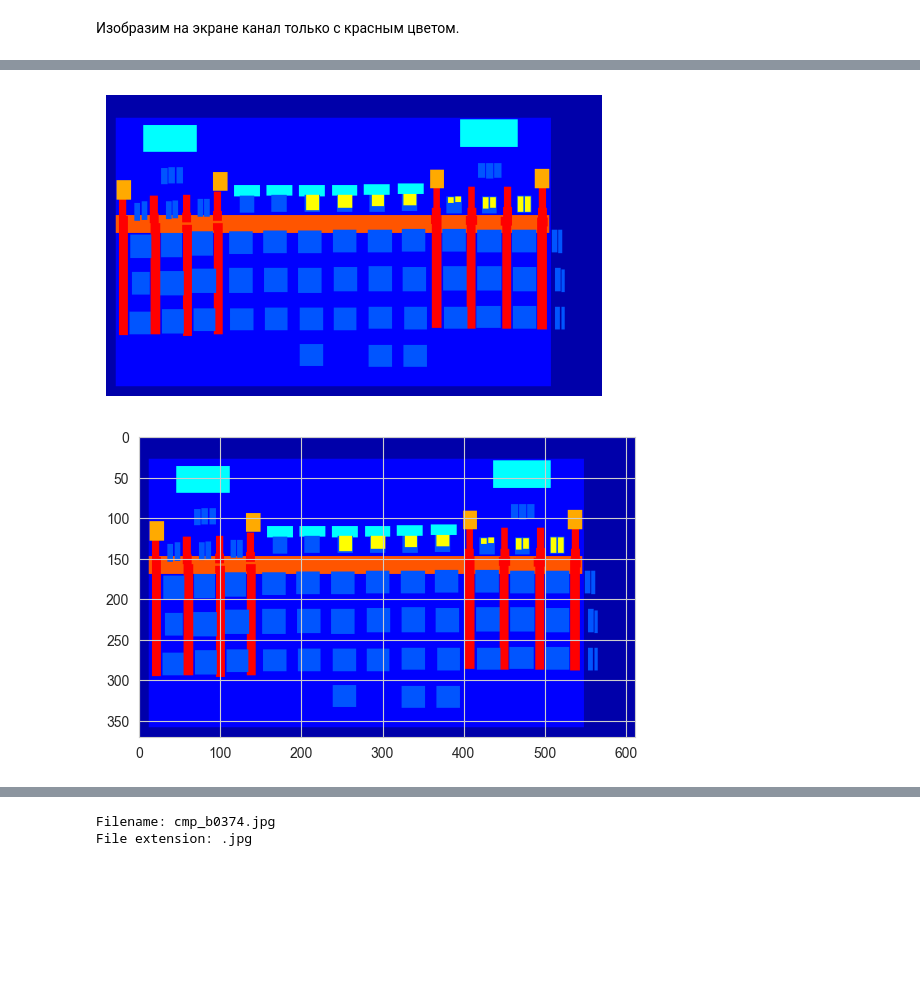
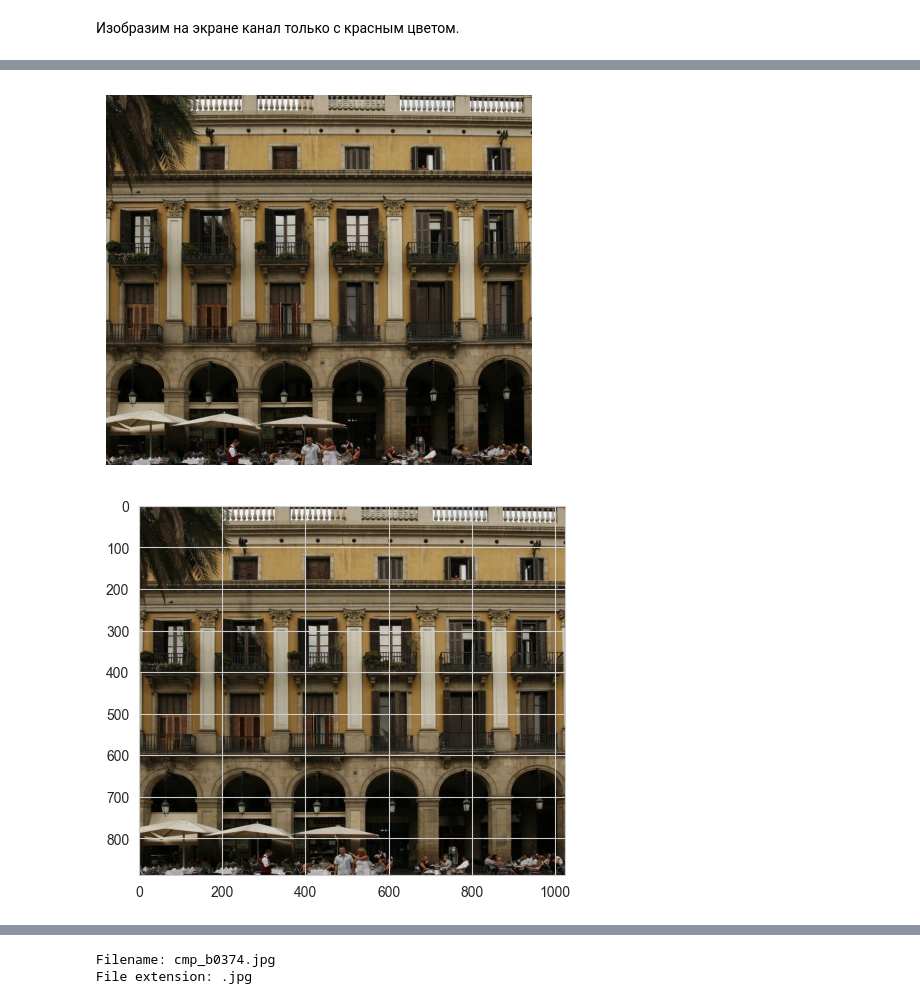
Before and after one commit to ybezginova2016/CV_BuildingAnalytics, a Jupyter notebook: analytics.ipynb, the cells around one changed output, grey strips where cells are left out. Cells and saved outputs as stored; diff of their text form; code cells hidden in the pictures; blank space fills up the shorter version.

```diff
--- a/analytics.ipynb
+++ b/analytics.ipynb
@@ -207,20 +204,20 @@ plt.colorbar();
 # %%
-img1 = cv2.imread("C:\\Users\\HOME\\PycharmProjects\\CV_BuildingAnalytics\\base\\cmp_b0374.png")
+img1 = cv2.imread("C:\\Users\\HOME\PycharmProjects\\CV_BuildingAnalytics\\train\\cmp_b0019.jpg")
 
 # Convert the image from BGR to RGB format
 img1 = cv2.cvtColor(img1, cv2.COLOR_BGR2RGB)
 
 # Display the image
 plt.imshow(img1)
 plt.axis('off')
 plt.show()
 # %% [output]
-[figure, old version]
+[figure, new version]
 # %%
 array1 = np.array(img1)
 plt.imshow(array1);
 # %% [output]
-[figure, old version]
+[figure, new version]
 # %%
 plt.imshow(array1, cmap='gray')
 plt.colorbar();
```
Also changed, not shown: parts of 13 cells of this notebook, 11 other files.
